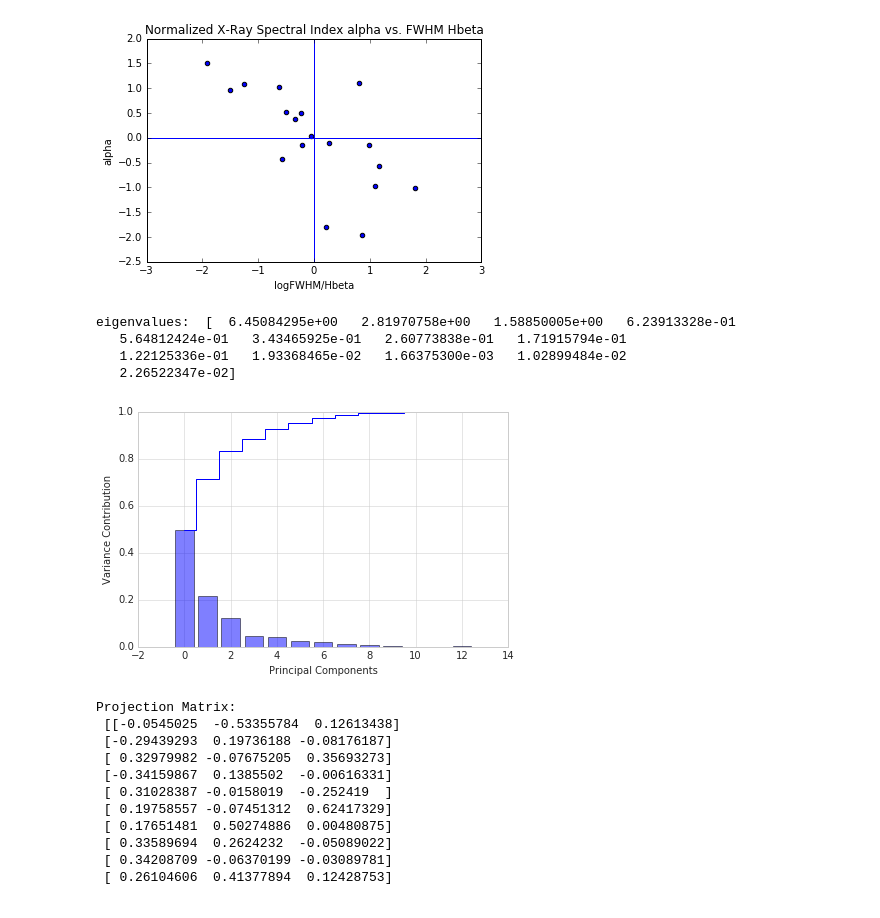
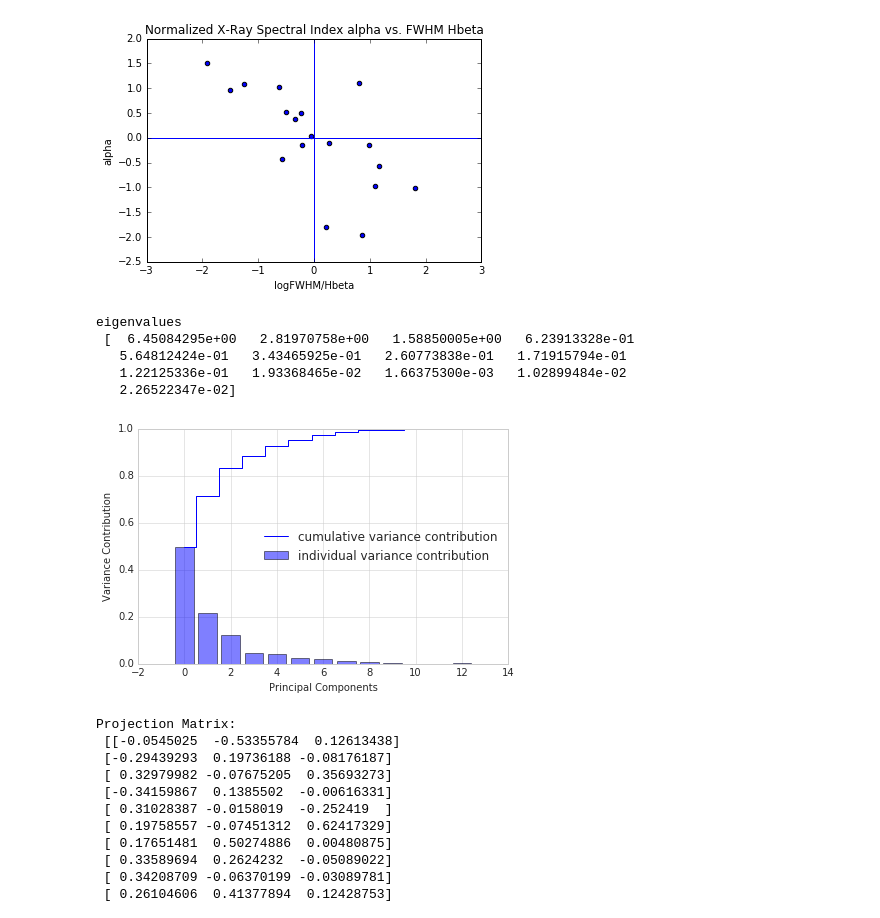
Before and after one commit to Phys767-Spring17/Jacob-Practical-Stats-Exercises, a Jupyter notebook: Chap 4 Exercises.ipynb, the cells around one changed output. Drawn from its saved outputs; the diff is of its cells as text; code cells hidden in the pictures.

```diff
--- a/Chap 4 Exercises.ipynb
+++ b/Chap 4 Exercises.ipynb
@@ -60,25 +60,27 @@ ax2.axvline(normed['logFWHM/Hbeta'].mean())
 covmat=normed.cov() #Generate a covariance matrix from the normalized data
 # %%
 eigenvals, eigenvectors=np.linalg.eig(covmat) #Get the eigenvalues and eigenvectors of the data
-print('eigenvalues: ', eigenvals)
+print('eigenvalues \n', eigenvals)
 # %% [output]
-eigenvalues:  [  6.45084295e+00   2.81970758e+00   1.58850005e+00   6.23913328e-01
+eigenvalues
+ [  6.45084295e+00   2.81970758e+00   1.58850005e+00   6.23913328e-01
    5.64812424e-01   3.43465925e-01   2.60773838e-01   1.71915794e-01
    1.22125336e-01   1.93368465e-02   1.66375300e-03   1.02899484e-02
    2.26522347e-02]
 # %%
 frac=eigenvals/np.sum(eigenvals) #Convert eigenvalues to their fractional value, describing the fraction of the variance each
 cumul=np.cumsum(frac)            #principal component contributes
 
 with plt.style.context('seaborn-whitegrid'):
     plt.figure()
     plt.step(range(13), cumul, where='mid', label='cumulative variance contribution')
     plt.bar(range(13), frac, align='center', label='individual variance contribution', alpha=0.5)
     plt.xlabel('Principal Components')
     plt.ylabel('Variance Contribution')
+    plt.legend(loc='best')
     plt.tight_layout() #Following the style of Raschka's plots
 # %% [output]
-[figure, old version]
+[figure, new version]
 # %%
 pairs=[(eigenvals[i], eigenvectors[:,i]) for i in range(len(eigenvals))]
 #Pairing eigenvalues and vectors
```
Also changed, not shown: parts of 1 cell of this notebook.
